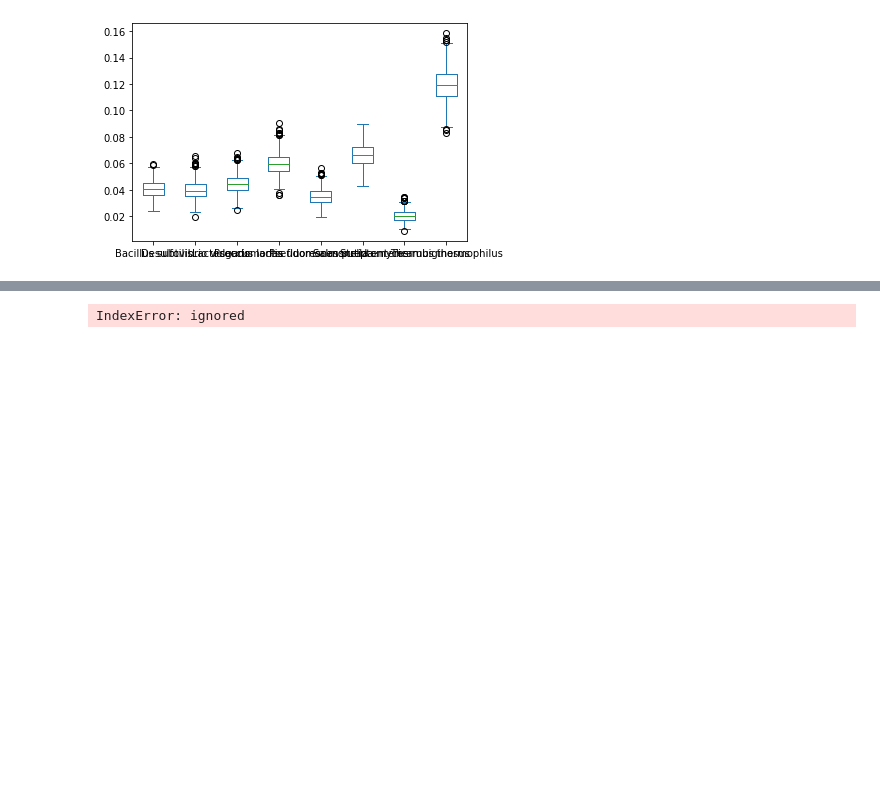
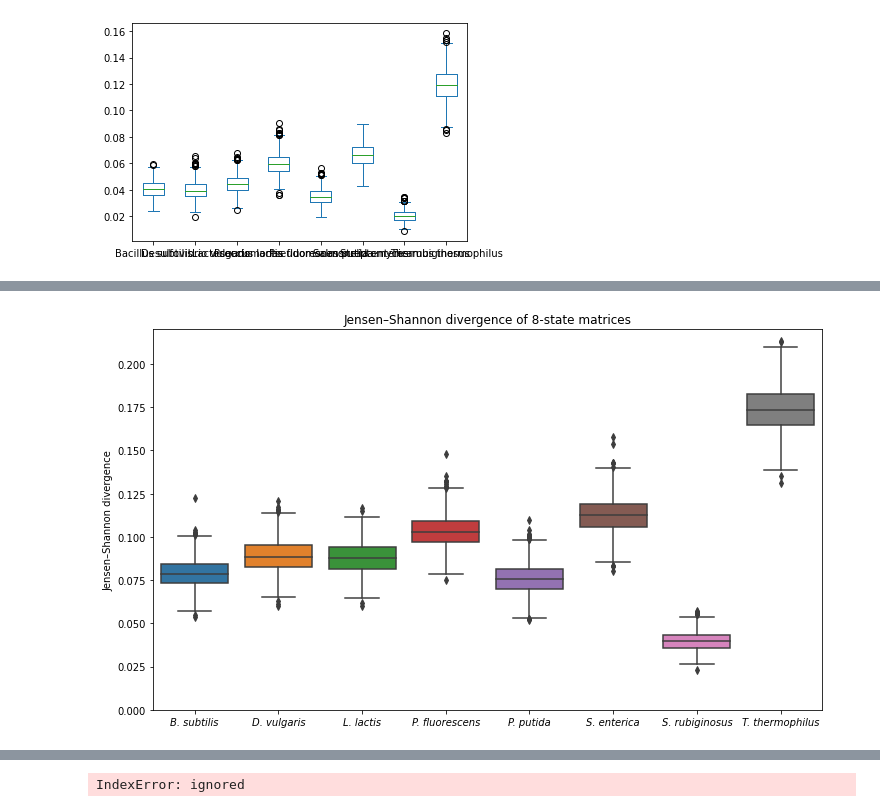
Before and after one commit to alibekk93/project-protein_folding_distances, a Jupyter notebook: SS_and_expression_systems_noFilter.ipynb, the cells around one changed output, grey strips where cells are left out. Cells and saved outputs as stored; diff of their text form; code cells hidden in the pictures; blank space fills up the shorter version.

```diff
--- a/SS_and_expression_systems_noFilter.ipynb
+++ b/SS_and_expression_systems_noFilter.ipynb
@@ -713,0 +714,5 @@ resampled_JSD = {8:JSD8_resampled, 3:JSD3_resampled}
+# %%
+resampled_JSD = pd.DataFrame({'JSD8':JSD8_resampled, 'JSD3':JSD3_resampled})
+JSD8 = resampled_JSD.JSD8.explode()
+JSD3 = resampled_JSD.JSD3.explode()
+resampled_JSD = pd.DataFrame({'JSD8':JSD8, 'JSD3':JSD3})
@@ -741,0 +756,14 @@ sns.boxplot(data=data, x='Species', y='Jensen-Shannon divergence')
+# %%
+fig, ax = plt.subplots(figsize = (12, 7))
+fig = sns.boxplot(data=resampled_JSD, x=resampled_JSD.index, y='JSD8')
+fig.set_xlabel('')
+fig.set_ylabel('Jensen–Shannon divergence')
+fig.set_title('Jensen–Shannon divergence of 8-state matrices')
+fig.set_xticklabels(species_names_veryshort, style = 'italic')
+
+plt.ylim([0,0.22])
+
+ax.get_figure().savefig('08_JSD8_boxplot_ALL.svg')
+# files.download('08_JSD8_boxplot.png')
+# %% [output]
+[figure, added]
```
Also changed, not shown: parts of 9 cells of this notebook.
